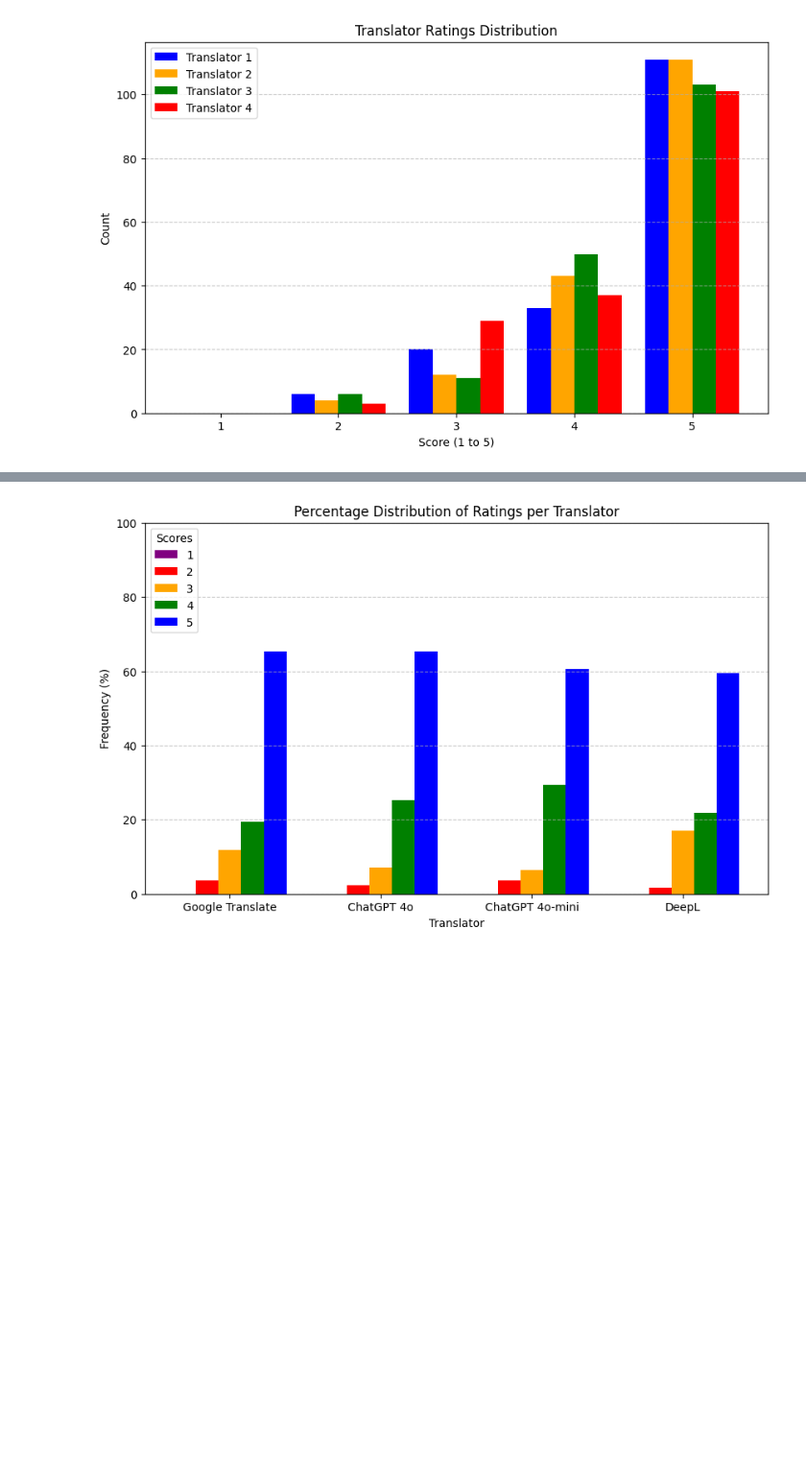
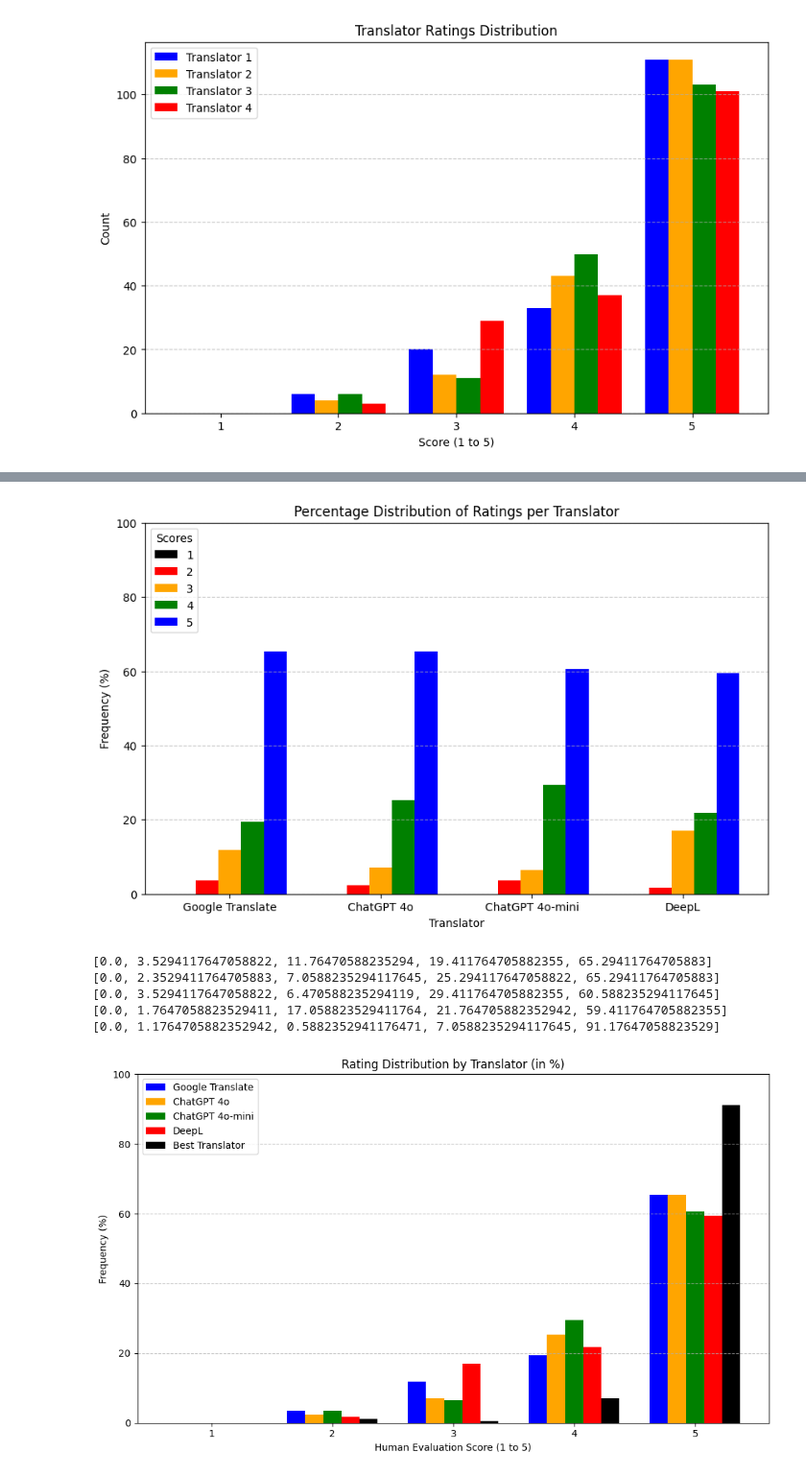
Before and after one commit to antoinevilain001/translation_thesis, a Jupyter notebook: translation_analysis/analysis1/analysis2.ipynb, the cells around one changed output, grey strips where cells are left out. Shown at 96% size. Drawn from its saved outputs; the diff is of its cells as text; code cells hidden in the pictures; blank space fills up the shorter version.

```diff
--- a/translation_analysis/analysis1/analysis2.ipynb
+++ b/translation_analysis/analysis1/analysis2.ipynb
@@ -202,7 +252,7 @@ bar_width = 0.15
 
 # Score labels
 score_labels = [str(score) for score in score_range]
-colors = ['purple', 'red', 'orange', 'green', 'blue']  # Custom color order
+colors = ['black', 'red', 'orange', 'green', 'blue']  # Custom color order
 
 # Plot bars
 plt.figure(figsize=(10, 6))
@@ -222,4 +272,75 @@ plt.grid(axis='y', linestyle='--', alpha=0.7)
 
 plt.show()
 # %% [output]
-[figure, old version]
+[figure, new version]
+# %%
+numpy_array2 = numpy_array
+for row in numpy_array:
+    for i in range(num_translators):
+        ratings[i].append(row[5 + 2 * i])  # Extract ratings
+# %%
+import numpy as np
+import matplotlib.pyplot as plt
+from collections import Counter
+
+# Sample data (replace with your actual numpy array)
+data = numpy_array2  # Ensure the correct variable is used
+
+# Extract translator responses and their ratings
+num_translators = 5 # added 1 for the max
+ratings = [[] for _ in range(num_translators)]
+
+for row in numpy_array:
+    max_rating = 0
+    for i in range(num_translators - 1):
+        cur_rating = row[5 + 2 * i]
+        ratings[i].append(cur_rating)  # Extract ratings
+        if (cur_rating) > max_rating:
+            max_rating = cur_rating
+    ratings[4].append(max_rating)
+
+# Count occurrences of each rating (1-5) for each translator
+score_range = range(1, 6)
+rating_counts = [Counter(rating) for rating in ratings]
+
+# Compute total ratings per translator for percentage calculation
+total_ratings = [sum(counts.values()) for counts in rating_counts]
+
+# Create bar positions
+x = np.arange(len(score_range))
+bar_width = 0.15
+
+# Translator labels
+translator_labels = ['Google Translate', 'ChatGPT 4o', 'ChatGPT 4o-mini', 'DeepL', 'Best Translator']
+colors = ['blue', 'orange', 'green', 'red', 'black']
+
+# Plot bars
+plt.figure(figsize=(10, 6))
+
+for i in range(num_translators):
+    percentages = [
+        (rating_counts[i][score] / total_ratings[i] * 100) if total_ratings[i] > 0 else 0
+        for score in score_range
+    ]
+    print(percentages)
+    plt.bar(x + i * bar_width, percentages, width=bar_width, label=translator_labels[i], color=colors[i])
+
+# Labels and legend
+plt.xticks(x + bar_width * (num_translators / 2 - 0.5), score_range)  # Center tick labels
+plt.xlabel('Human Evaluation Score (1 to 5)')
+plt.ylabel('Frequency (%)')
+plt.ylim(0,100)
+plt.title('Rating Distribution by Translator (in %)')
+plt.legend()
+plt.grid(axis='y', linestyle='--', alpha=0.7)
+
+plt.tight_layout()
+plt.savefig('outputs/analysis_app_solution/final_rating-distribution-bargraph-ideal.png')
+plt.show()
+# %% [output]
+[0.0, 3.5294117647058822, 11.76470588235294, 19.411764705882355, 65.29411764705883]
+[0.0, 2.3529411764705883, 7.0588235294117645, 25.294117647058822, 65.29411764705883]
+[0.0, 3.5294117647058822, 6.470588235294119, 29.411764705882355, 60.588235294117645]
+[0.0, 1.7647058823529411, 17.058823529411764, 21.764705882352942, 59.411764705882355]
+[0.0, 1.1764705882352942, 0.5882352941176471, 7.0588235294117645, 91.17647058823529]
+[figure, added]
```
Also changed, not shown: parts of 3 cells of this notebook, 1 other file.
